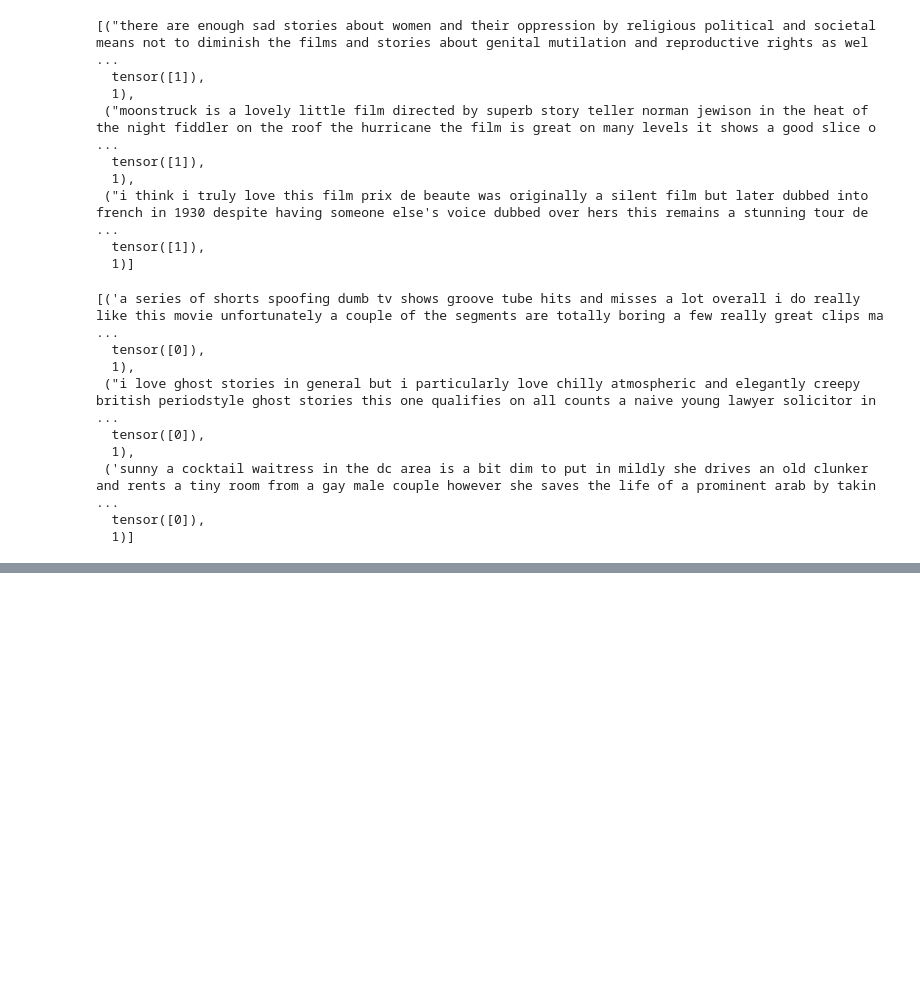
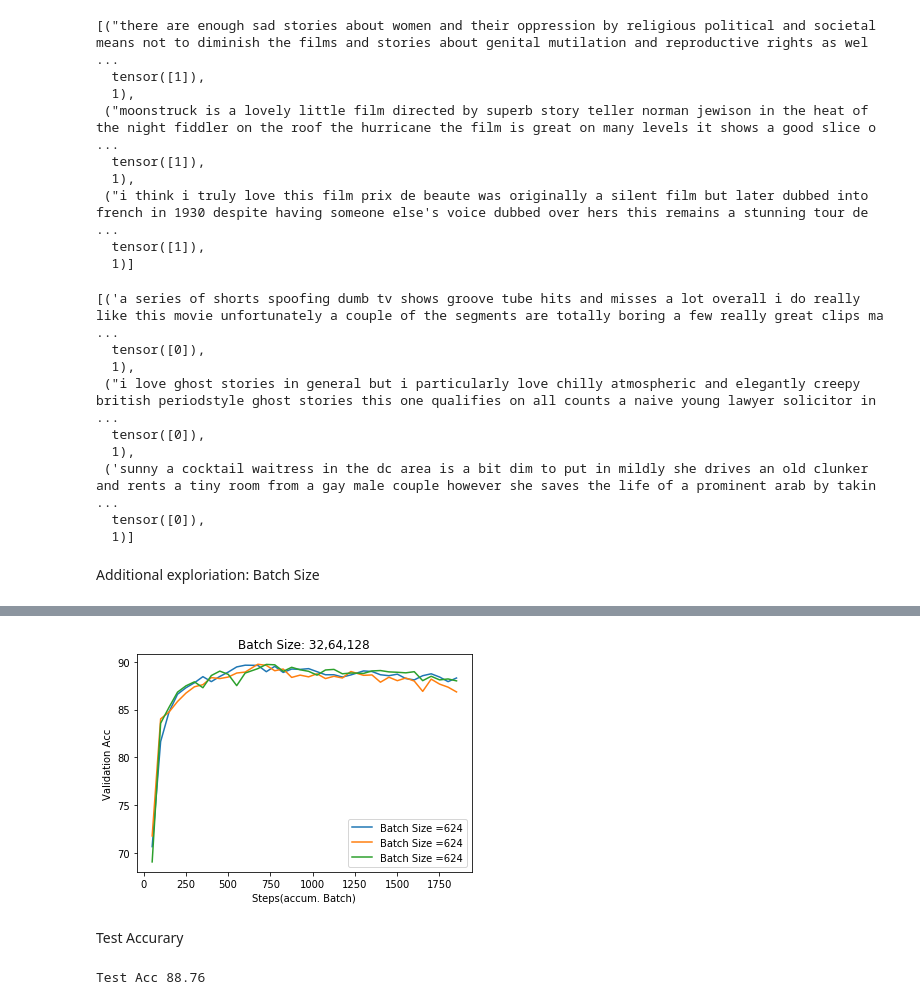
Before and after one commit to hb1500/NLP-Movie-Sentiment-Analysis, a Jupyter notebook: Bag of N-Gram Document Classification.ipynb, the cells around one changed output, grey strips where cells are left out. Saved outputs shown, nothing was run; the diff lists cells and outputs as text; code cells hidden in the pictures; blank space fills up the shorter version.

```diff
--- a/Bag of N-Gram Document Classification.ipynb
+++ b/Bag of N-Gram Document Classification.ipynb
@@ -286,7 +286,7 @@ def newsgroup_collate_func(batch):
 #val_loader = NewsGroupDataset(val_data_indices, val_targets)
 #test_loader = NewsGroupDataset(test_data_indices, test_targets)
 
-BATCH_SIZE = 100
+BATCH_SIZE = 32
 train_dataset = NewsGroupDataset(train_data_indices, train_targets)
 train_loader = torch.utils.data.DataLoader(dataset=train_dataset,
                                            batch_size=BATCH_SIZE,
@@ -636,3 +625,71 @@ incorrect_sample[-3:]
  ('sunny a cocktail waitress in the dc area is a bit dim to put in mildly she drives an old clunker and rents a tiny room from a gay male couple however she saves the life of a prominent arab by takin ...
   tensor([0]),
   1)]
+# %% [markdown]
+Additional exploriation: Batch Size
+# %%
+for i in [32, 64, 128]:
+    ATCH_SIZE = i
+    train_dataset = NewsGroupDataset(train_data_indices, train_targets)
+    train_loader = torch.utils.data.DataLoader(dataset=train_dataset,
+                                               batch_size=BATCH_SIZE,
+                                               collate_fn=newsgroup_collate_func,
+                                               shuffle=True)
+
+    val_dataset = NewsGroupDataset(val_data_indices, val_targets)
+    val_loader = torch.utils.data.DataLoader(dataset=val_dataset,
+                                               batch_size=BATCH_SIZE,
+                                               collate_fn=newsgroup_collate_func,
+                                               shuffle=True)
+
+    test_dataset = NewsGroupDataset(test_data_indices, test_targets)
+    test_loader = torch.utils.data.DataLoader(dataset=test_dataset,
+                                               batch_size=BATCH_SIZE,
+                                               collate_fn=newsgroup_collate_func,
+                                               shuffle=False)
+    emb_dim = 100
+    model = BagOfWords(len(id2token), emb_dim)
+    learning_rate = 0.01
+    num_epochs = 3 # number epoch to train
+
+    # Criterion and Optimizer
+    criterion = torch.nn.CrossEntropyLoss()
+    optimizer = torch.optim.Adam(model.parameters(), lr=learning_rate)
+
+    # run model
+    val_acc_l = []
+    step_l = []
+    for epoch in range(num_epochs):
+        #scheduler.step(epoch)
+        for i, (data, lengths, labels) in enumerate(train_loader):
+            model.train()
+            data_batch, length_batch, label_batch = data, lengths, labels
+            # have to zero them out at the start of a new minibatch
+            optimizer.zero_grad()
+            outputs = model(data_batch, length_batch)
+            loss = criterion(outputs, label_batch)
+            loss.backward()
+            optimizer.step()
+            # validate every 100 iterations
+            if i > 0 and i % 50 == 0:
+                # validate
+                val_acc = test_model(val_loader, model)
+                val_acc_l.append(val_acc)
+                step_l.append(i+1)
+                print('Epoch: [{}/{}], Step: [{}/{}], Validation Acc: {}'.format(
+                           epoch+1, num_epochs, i+1, len(train_loader), val_acc))
+    print(val_acc_l)
+    print(step_l)
+    print('the max validation:', max(val_acc_l))
+    step_l= [x + y for x, y in zip(f, step_l)]
+    # ploting the training curve
+    plt.plot(step_l,val_acc_l, label = 'Batch Size ='+ str(i))
+    print('************************************')
+
+# plot frame setting
+plt.xlabel('Steps(accum. Batch)')
+plt.ylabel('Validation Acc')
+plt.title('Batch Size: 32,64,128')
+plt.legend()
+plt.show()
+# %% [output]
@@ -638,0 +713,7 @@ incorrect_sample[-3:]
+[figure, added]
+# %% [markdown]
+Test Accurary
+# %%
+print ("Test Acc {}".format(test_model(test_loader, model)))
+# %% [output]
+Test Acc 88.76
```
Also changed, not shown: parts of 5 cells of this notebook, 1 other file.
